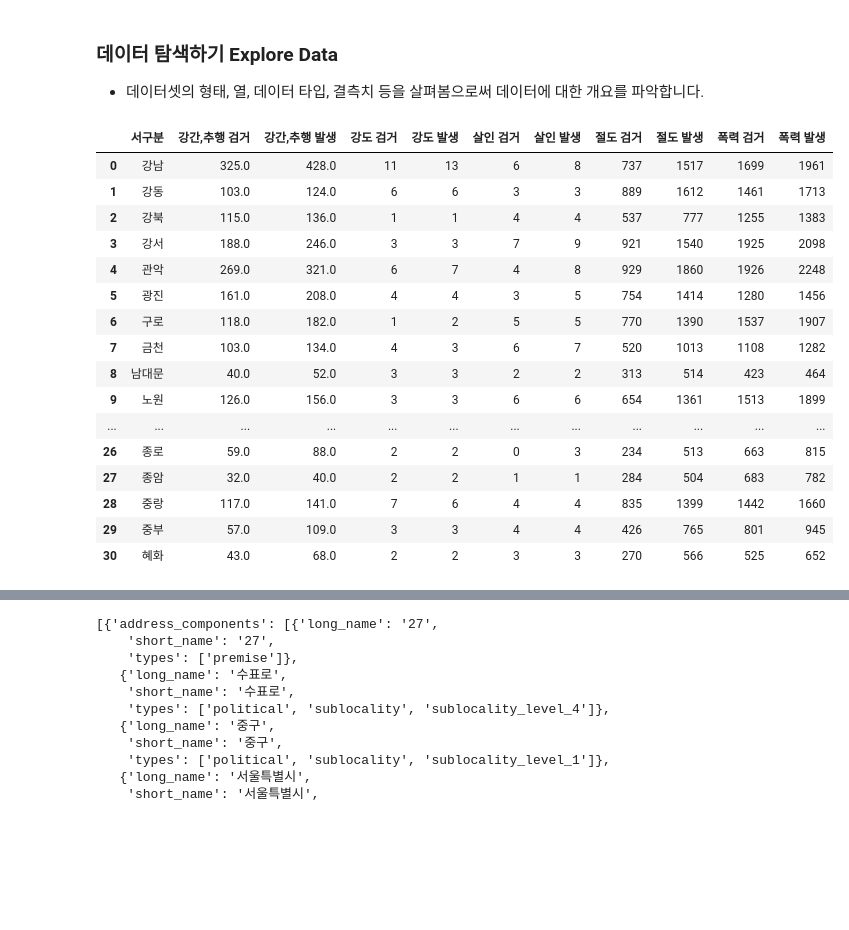
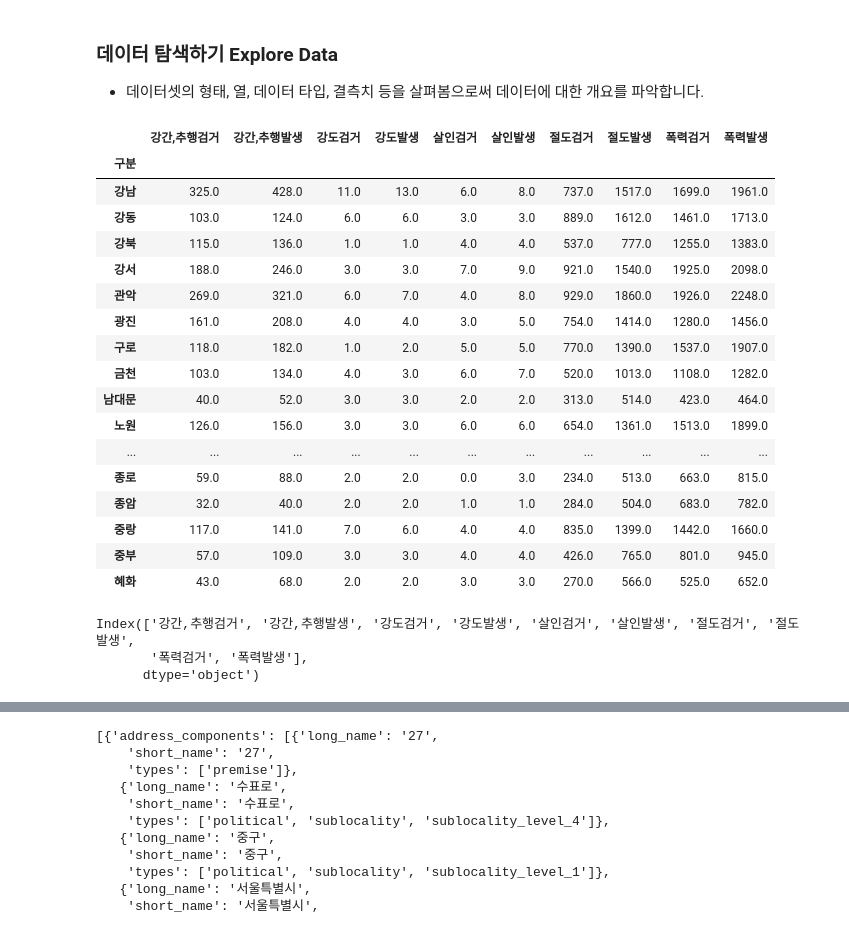
Before and after one commit to jisooyoon22/cw_data, a Jupyter notebook: 김가인/DATA_[안전 지역].ipynb, the cells around one changed output, grey strips where cells are left out. Cells and saved outputs as stored; diff of their text form; code cells hidden in the pictures; blank space fills up the shorter version.

```diff
--- a/김가인/DATA_[안전 지역].ipynb
+++ b/김가인/DATA_[안전 지역].ipynb
@@ -55,0 +32,3 @@ crime
+# %%
+police=pd.read_csv('police.csv',encoding='CP949')
+police
@@ -55,0 +49,4 @@ crime
+# %%
+crime_station = police.pivot_table(
+police, index=['구분'], columns=[ '죄종','발생검거' ],aggfunc=np.sum)
+crime_station
@@ -55,0 +80,3 @@ crime
+# %%
+crime_station.columns = crime_station.columns.get_level_values(1) + crime_station.columns.get_level_values(2)
+crime_station
@@ -58,27 +104,34 @@ crime
 - 데이터셋의 형태, 열, 데이터 타입, 결측치 등을 살펴봄으로써 데이터에 대한 개요를 파악합니다.
 # %%
 # 강간 검거 및 발생 구분을 강간,추행검거 및 발생으로 합쳐 함께 표현
-crime['강간,추행 검거'] = np.where(crime['강간 검거'].isnull(), crime['강간,추행 검거'], crime['강간 검거'])
-crime['강간,추행 발생'] = np.where(crime['강간 발생'].isnull(), crime['강간,추행 발생'], crime['강간 발생'])
+crime_station['강간,추행검거'] = np.where(crime_station['강간검거'].isnull(), crime_station['강간,추행검거'], crime_station['강간검거'])
+crime_station['강간,추행발생'] = np.where(crime_station['강간발생'].isnull(), crime_station['강간,추행발생'], crime_station['강간발생'])
 
-crime=crime.drop(['강간 검거', '강간 발생'], axis=1)
+crime=crime_station.drop(['강간검거', '강간발생'], axis=1)
 # 결과 출력
 crime
 # %% [output]
-|  | 서구분 | 강간,추행 검거 | 강간,추행 발생 | 강도 검거 | 강도 발생 | 살인 검거 | 살인 발생 | 절도 검거 | 절도 발생 | 폭력 검거 | 폭력 발생 |
-| 0 | 강남 | 325.0 | 428.0 | 11 | 13 | 6 | 8 | 737 | 1517 | 1699 | 1961 |
-| 1 | 강동 | 103.0 | 124.0 | 6 | 6 | 3 | 3 | 889 | 1612 | 1461 | 1713 |
-| 2 | 강북 | 115.0 | 136.0 | 1 | 1 | 4 | 4 | 537 | 777 | 1255 | 1383 |
-| 3 | 강서 | 188.0 | 246.0 | 3 | 3 | 7 | 9 | 921 | 1540 | 1925 | 2098 |
-| 4 | 관악 | 269.0 | 321.0 | 6 | 7 | 4 | 8 | 929 | 1860 | 1926 | 2248 |
-| 5 | 광진 | 161.0 | 208.0 | 4 | 4 | 3 | 5 | 754 | 1414 | 1280 | 1456 |
-| 6 | 구로 | 118.0 | 182.0 | 1 | 2 | 5 | 5 | 770 | 1390 | 1537 | 1907 |
-| 7 | 금천 | 103.0 | 134.0 | 4 | 3 | 6 | 7 | 520 | 1013 | 1108 | 1282 |
-| 8 | 남대문 | 40.0 | 52.0 | 3 | 3 | 2 | 2 | 313 | 514 | 423 | 464 |
-| 9 | 노원 | 126.0 | 156.0 | 3 | 3 | 6 | 6 | 654 | 1361 | 1513 | 1899 |
-| ... | ... | ... | ... | ... | ... | ... | ... | ... | ... | ... | ... |
-| 26 | 종로 | 59.0 | 88.0 | 2 | 2 | 0 | 3 | 234 | 513 | 663 | 815 |
-| 27 | 종암 | 32.0 | 40.0 | 2 | 2 | 1 | 1 | 284 | 504 | 683 | 782 |
-| 28 | 중랑 | 117.0 | 141.0 | 7 | 6 | 4 | 4 | 835 | 1399 | 1442 | 1660 |
-| 29 | 중부 | 57.0 | 109.0 | 3 | 3 | 4 | 4 | 426 | 765 | 801 | 945 |
-| 30 | 혜화 | 43.0 | 68.0 | 2 | 2 | 3 | 3 | 270 | 566 | 525 | 652 |
+|  | 강간,추행검거 | 강간,추행발생 | 강도검거 | 강도발생 | 살인검거 | 살인발생 | 절도검거 | 절도발생 | 폭력검거 | 폭력발생 |
+| 구분 |  |  |  |  |  |  |  |  |  |  |
+| 강남 | 325.0 | 428.0 | 11.0 | 13.0 | 6.0 | 8.0 | 737.0 | 1517.0 | 1699.0 | 1961.0 |
+| 강동 | 103.0 | 124.0 | 6.0 | 6.0 | 3.0 | 3.0 | 889.0 | 1612.0 | 1461.0 | 1713.0 |
+| 강북 | 115.0 | 136.0 | 1.0 | 1.0 | 4.0 | 4.0 | 537.0 | 777.0 | 1255.0 | 1383.0 |
+| 강서 | 188.0 | 246.0 | 3.0 | 3.0 | 7.0 | 9.0 | 921.0 | 1540.0 | 1925.0 | 2098.0 |
+| 관악 | 269.0 | 321.0 | 6.0 | 7.0 | 4.0 | 8.0 | 929.0 | 1860.0 | 1926.0 | 2248.0 |
+| 광진 | 161.0 | 208.0 | 4.0 | 4.0 | 3.0 | 5.0 | 754.0 | 1414.0 | 1280.0 | 1456.0 |
+| 구로 | 118.0 | 182.0 | 1.0 | 2.0 | 5.0 | 5.0 | 770.0 | 1390.0 | 1537.0 | 1907.0 |
+| 금천 | 103.0 | 134.0 | 4.0 | 3.0 | 6.0 | 7.0 | 520.0 | 1013.0 | 1108.0 | 1282.0 |
+| 남대문 | 40.0 | 52.0 | 3.0 | 3.0 | 2.0 | 2.0 | 313.0 | 514.0 | 423.0 | 464.0 |
+| 노원 | 126.0 | 156.0 | 3.0 | 3.0 | 6.0 | 6.0 | 654.0 | 1361.0 | 1513.0 | 1899.0 |
+| ... | ... | ... | ... | ... | ... | ... | ... | ... | ... | ... |
+| 종로 | 59.0 | 88.0 | 2.0 | 2.0 | 0.0 | 3.0 | 234.0 | 513.0 | 663.0 | 815.0 |
+| 종암 | 32.0 | 40.0 | 2.0 | 2.0 | 1.0 | 1.0 | 284.0 | 504.0 | 683.0 | 782.0 |
+| 중랑 | 117.0 | 141.0 | 7.0 | 6.0 | 4.0 | 4.0 | 835.0 | 1399.0 | 1442.0 | 1660.0 |
+| 중부 | 57.0 | 109.0 | 3.0 | 3.0 | 4.0 | 4.0 | 426.0 | 765.0 | 801.0 | 945.0 |
+| 혜화 | 43.0 | 68.0 | 2.0 | 2.0 | 3.0 | 3.0 | 270.0 | 566.0 | 525.0 | 652.0 |
+# %%
+crime.columns.get_level_values(0)
+# %% [output]
+Index(['강간,추행검거', '강간,추행발생', '강도검거', '강도발생', '살인검거', '살인발생', '절도검거', '절도발생',
+       '폭력검거', '폭력발생'],
+      dtype='object')
```
Also changed, not shown: parts of 78 cells of this notebook.
